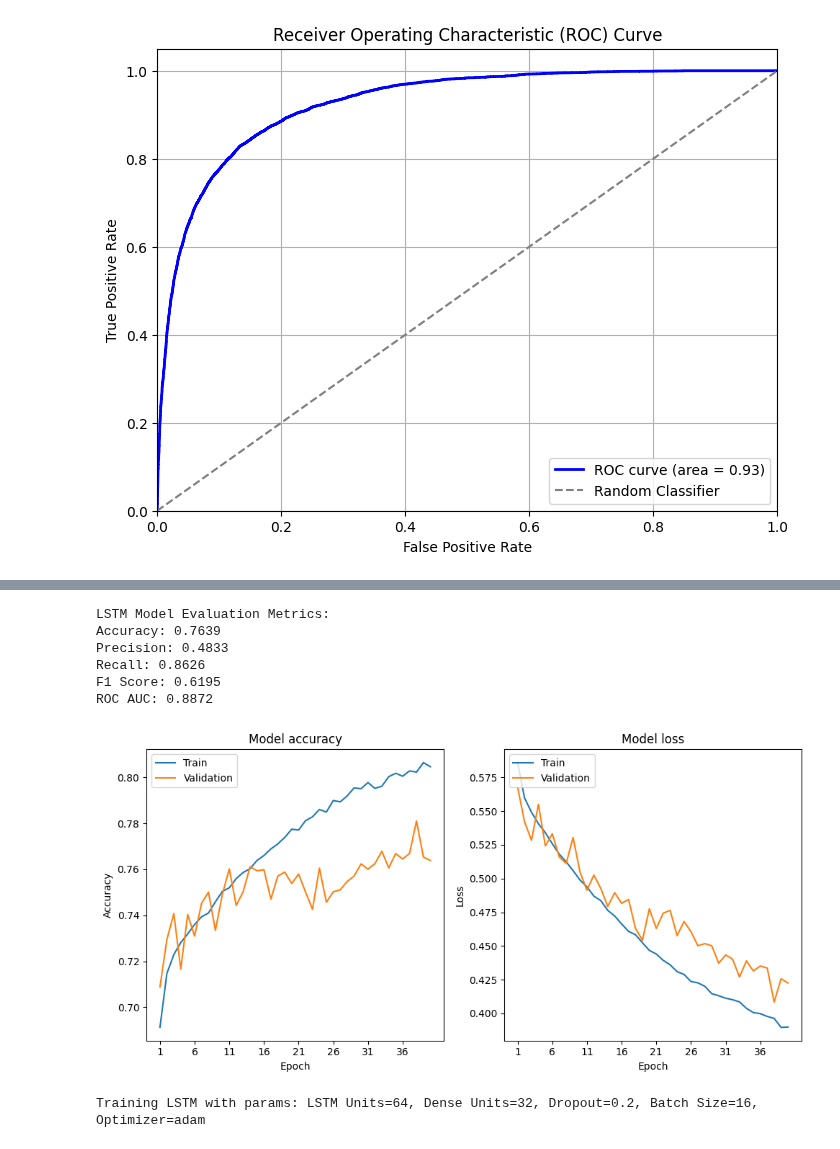
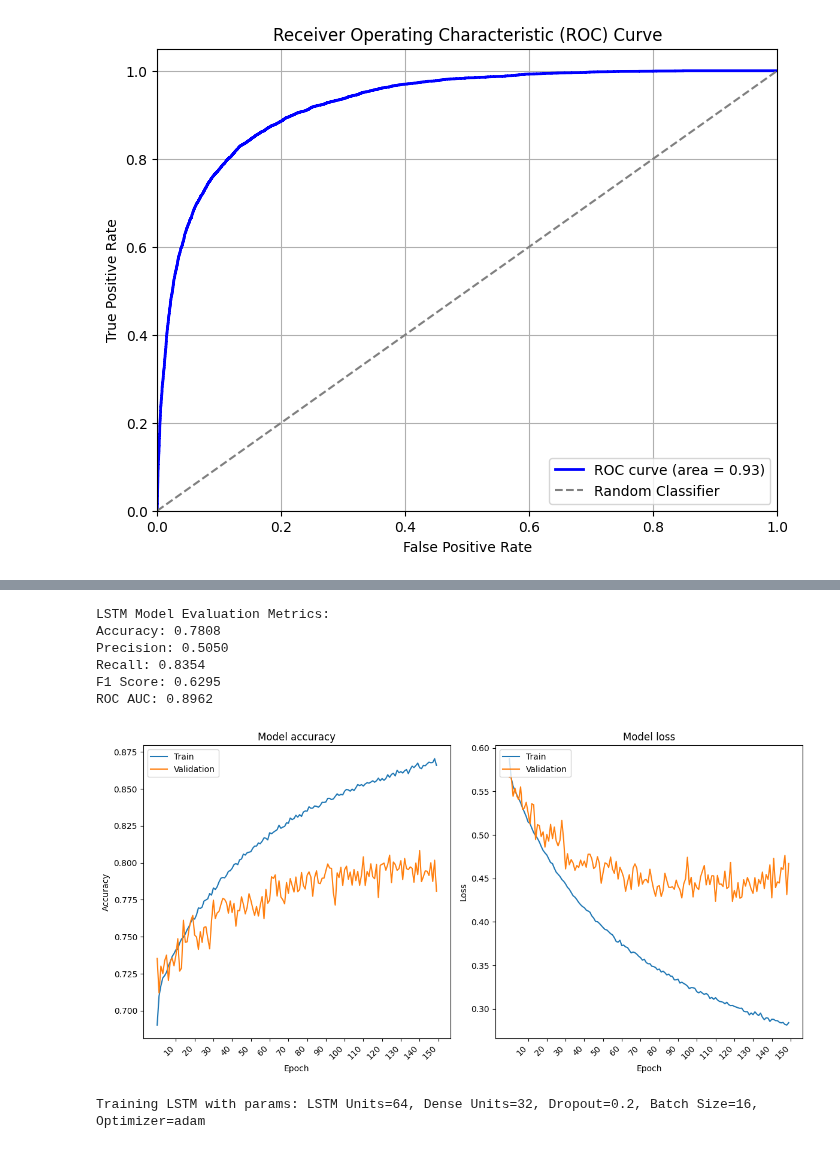
Before and after one commit to tasleema17/FINAL_PROJECT_22034202, a Jupyter notebook: FloodPredictionCode.ipynb, the cells around one changed output, grey strips where cells are left out. Saved outputs shown, nothing was run; the diff lists cells and outputs as text; code cells hidden in the pictures.

```diff
--- a/FloodPredictionCode.ipynb
+++ b/FloodPredictionCode.ipynb
@@ -401,10 +403,10 @@ X_train_lstm = np.expand_dims(X_train_scaled, axis=1)
 X_test_lstm = np.expand_dims(X_test_scaled, axis=1)
 # Build the LSTM model
 model = Sequential([
-    LSTM(128, input_shape=(X_train_lstm.shape[1], X_train_lstm.shape[2]), return_sequences=False),
-    Dropout(0.3),
-    Dense(64, activation='relu'),
-    Dropout(0.3),
+    LSTM(512, input_shape=(X_train_lstm.shape[1], X_train_lstm.shape[2]), return_sequences=False),
+    Dropout(0.4),
+    Dense(128, activation='tanh'),
+    Dropout(0.4),
     Dense(y_train_categorical.shape[1], activation='softmax')
 ])
 # Compile the model
@@ -413,7 +415,7 @@ model.compile(optimizer='adam', loss='categorical_crossentropy', metrics=['accur
 history = model.fit(
     X_train_lstm, y_train_categorical,
     validation_data=(X_test_lstm, y_test_categorical),
-    epochs=40,
+    epochs=150,
     batch_size=32,
     verbose=1
 )
@@ -463,41 +465,46 @@ print(f"F1 Score: {f1:.4f}")
 print(f"ROC AUC: {roc_auc:.4f}")
 # %% [output]
 LSTM Model Evaluation Metrics:
-Accuracy: 0.7639
-Precision: 0.4833
-Recall: 0.8626
-F1 Score: 0.6195
-ROC AUC: 0.8872
+Accuracy: 0.7808
+Precision: 0.5050
+Recall: 0.8354
+F1 Score: 0.6295
+ROC AUC: 0.8962
 # %%
 #Result Analysis for LSTM Model
 
 # Plot training & validation accuracy values
-plt.figure(figsize=(10, 5))
+plt.figure(figsize=(12, 6))  # Increase figure size for better visibility
 plt.subplot(1, 2, 1)
 plt.plot(history.history['accuracy'])
 plt.plot(history.history['val_accuracy'])
 plt.title('Model accuracy')
 plt.ylabel('Accuracy')
 plt.xlabel('Epoch')
-# Set x-axis ticks to intervals of 5
+
+# Set x-axis ticks to intervals of 10
 epochs = len(history.history['accuracy'])
-x_ticks = np.arange(0, epochs, 5)  # Create ticks at intervals of 5
-plt.xticks(x_ticks, x_ticks + 1)  # Set the ticks and labels (starting from 1)
+x_ticks = np.arange(10, epochs + 10, 10)  # Create ticks starting at 10, incrementing by 10
+
+plt.xticks(x_ticks, rotation=45, ha='right') # Rotate x-axis labels for better readability
+
 plt.legend(['Train', 'Validation'], loc='upper left')
 
 # Plot training & validation loss values
 plt.subplot(1, 2, 2)
 plt.plot(history.history['loss'])
 plt.plot(history.history['val_loss'])
 plt.title('Model loss')
 plt.ylabel('Loss')
 plt.xlabel('Epoch')
-# Set x-axis ticks to intervals of 5 (for loss plot as well)
-plt.xticks(x_ticks, x_ticks + 1)
+
+# Set x-axis ticks to intervals of 10 (for loss plot as well)
+plt.xticks(x_ticks, rotation=45, ha='right') # Rotate x-axis labels for better readability
+
 plt.legend(['Train', 'Validation'], loc='upper left')
 
 plt.tight_layout()
 plt.show()
 # %% [output]
-[figure, old version]
+[figure, new version]
 # %%
```
Also changed, not shown: parts of 4 cells of this notebook.
